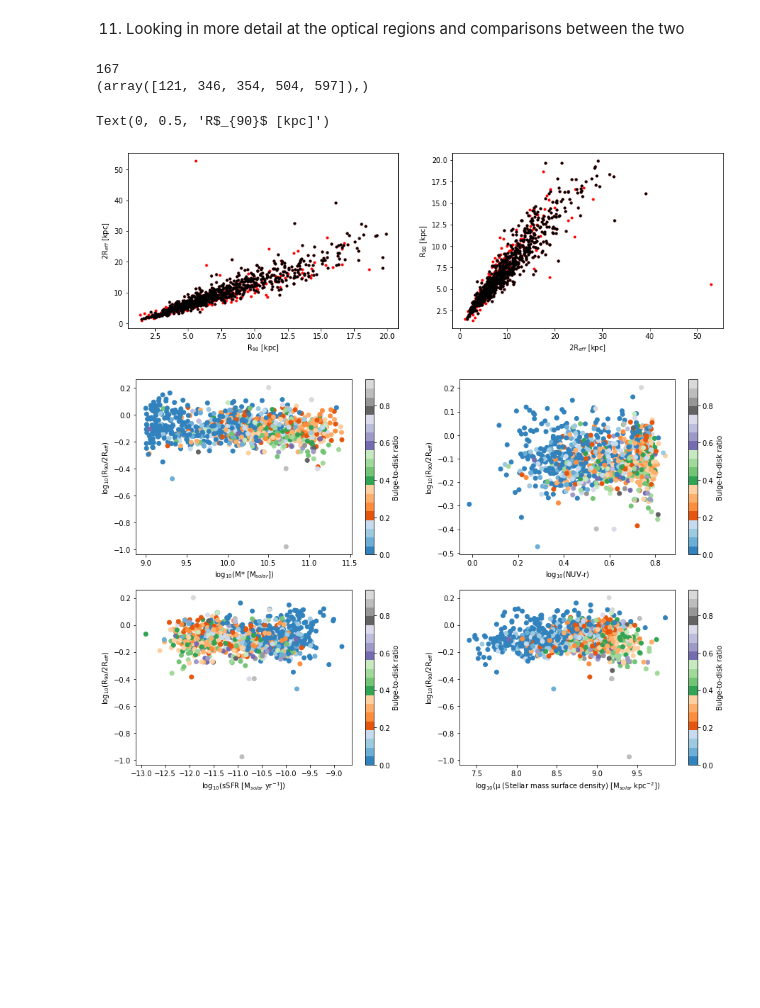
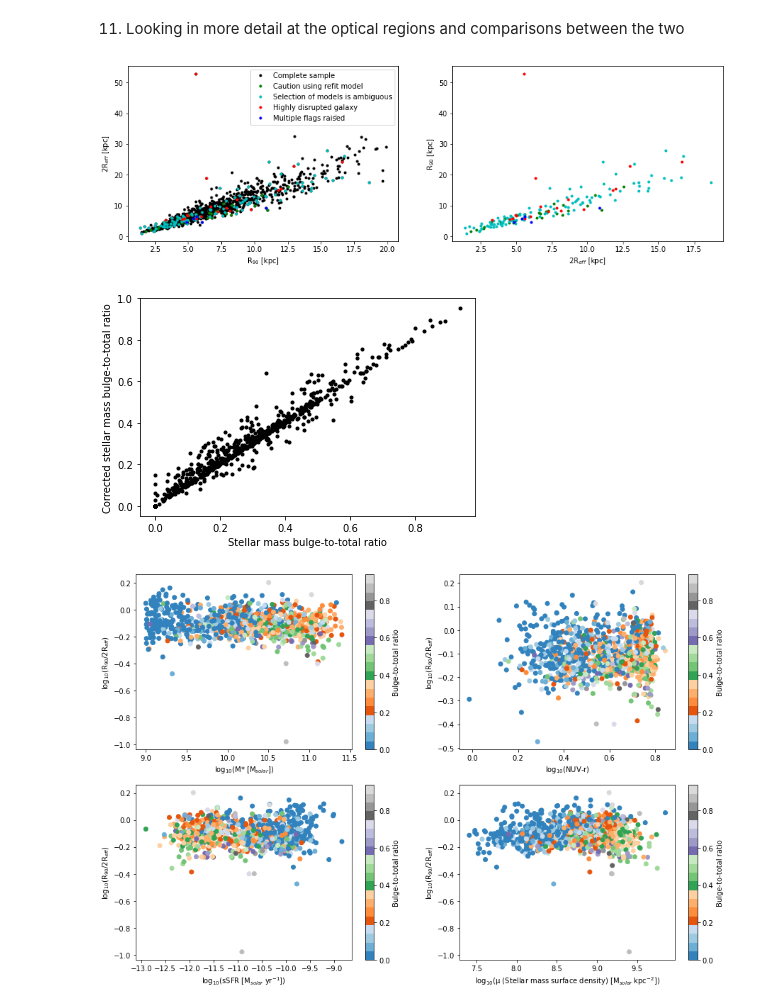
Before and after one commit to Luke-Williams-01/Luke-Williams-01, a Jupyter notebook: ICRARproject.ipynb, the cells around one changed output. Cells and saved outputs as stored; diff of their text form; code cells hidden in the pictures; blank space fills up the shorter version.

```diff
--- a/ICRARproject.ipynb
+++ b/ICRARproject.ipynb
@@ -1147,39 +1150,60 @@ print(len(effRtor90))
 820
 # %% [markdown]
 11) Looking in more detail at the optical regions and comparisons between the two
-# %%
-# Looking at the model flags from the decomposition dataset of Cook et al 2019
-print(len(np.where(MFlag > 0)[0]))
-MFlag0 = np.delete(MFlag, (np.where(MFlag > 1)))
-print(np.where(effRkpc > 30))
-# %% [output]
-167
-(array([121, 346, 354, 504, 597]),)
+# %%
+R90kpc = Rkpc
+Reffkpc = effRkpc
+# Looking at the model flags from the decomposition dataset of Cook et al 2019
+f0 = MFlag[np.where(MFlag > 0)]
+f1 = MFlag[np.where((MFlag > 1) & (MFlag < 3))[0]]
+f2 = MFlag[np.where((MFlag > 2) & (MFlag < 4))[0]]
+f3 = MFlag[np.where((MFlag > 3) & (MFlag < 5))[0]]
+f4 = MFlag[np.where(MFlag > 5)[0]]
+# Applying these model flags to the r90 and 2Reff radii
+r90_0 = R90kpc[np.where(MFlag > 0)]
+r90_1 = R90kpc[np.where((MFlag > 1) & (MFlag < 3))[0]]
+r90_2 = R90kpc[np.where((MFlag > 2) & (MFlag < 4))[0]]
+r90_3 = R90kpc[np.where((MFlag > 3) & (MFlag < 5))[0]]
+r90_4 = R90kpc[np.where(MFlag > 5)[0]]
+rEff_0 = Reffkpc[np.where(MFlag > 0)]
+rEff_1 = Reffkpc[np.where((MFlag > 1) & (MFlag < 3))[0]]
+rEff_2 = Reffkpc[np.where((MFlag > 2) & (MFlag < 4))[0]]
+rEff_3 = Reffkpc[np.where((MFlag > 3) & (MFlag < 5))[0]]
+rEff_4 = Reffkpc[np.where(MFlag > 5)[0]]
 # %%
-R90kpc = Rkpc
-Reffkpc = effRkpc
-ReffkpcFlag = np.delete(effRkpc, (np.where(MFlag > 0)))
-R90kpcFlag = np.delete(Rkpc, (np.where(MFlag > 0)))
 # To determine how closely the two radii relate to each other, we plot them against each other
 plt.figure(figsize = (15,10))
 plt.subplot(221)
-plt.plot(R90kpc, Reffkpc, 'r.', label='')
-plt.plot(R90kpcFlag, ReffkpcFlag, 'k.')
+plt.plot(R90kpc, Reffkpc, 'k.', label='Complete sample')
+plt.plot(r90_1, rEff_1, 'g.', label='Caution using refit model')
+plt.plot(r90_2, rEff_2, 'c.', label='Selection of models is ambiguous')
+plt.plot(r90_3, rEff_3, 'r.', label='Highly disrupted galaxy')
+plt.plot(r90_4, rEff_4, 'b.', label='Multiple flags raised')
 plt.ylabel('2R$_{eff}$ [kpc]')
 plt.xlabel('R$_{90}$ [kpc]')
+plt.legend(loc='best')
 
 plt.subplot(222)
-plt.plot(Reffkpc, R90kpc, 'r.')
-plt.plot(ReffkpcFlag, R90kpcFlag, 'k.')
+plt.plot(R90kpc, Reffkpc, 'k.', label='Complete sample')
+plt.plot(r90_1, rEff_1, 'g.', label='Caution using refit model')
+plt.plot(r90_2, rEff_2, 'c.', label='Selection of models is ambiguous')
+plt.plot(r90_3, rEff_3, 'r.', label='Highly disrupted galaxy')
+plt.plot(r90_4, rEff_4, 'b.', label='Multiple flags raised')
 plt.xlabel('2R$_{eff}$ [kpc]')
-plt.ylabel('R$_{90}$ [kpc]')
+plt.ylabel('R$_{90}$ [kpc]');
 # %% [output]
-Text(0, 0.5, 'R$_{90}$ [kpc]')
-[figure, old version]
+[figure, new version]
 # %%
 # Calculating the ratio between the radii of the two definitions of the optical regions
 Rratio90 = R90kpc / Reffkpc
 lgRratio90 = np.log10(Rratio90)
+# %%
+# Comparing the Bulge-to-Total and Bulge-to-Disk data
+plt.plot(BtoM, BtoMr, 'k.')
+plt.ylabel('Corrected stellar mass bulge-to-total ratio')
+plt.xlabel('Stellar mass bulge-to-total ratio');
+# %% [output]
+[figure, added]
 # %%
 # We can make a few plots that look at how well the radii ration corresponds to various galactic features from the sample
 plt.figure(figsize = (15,10))
```
Also changed, not shown: parts of 4 cells of this notebook.
